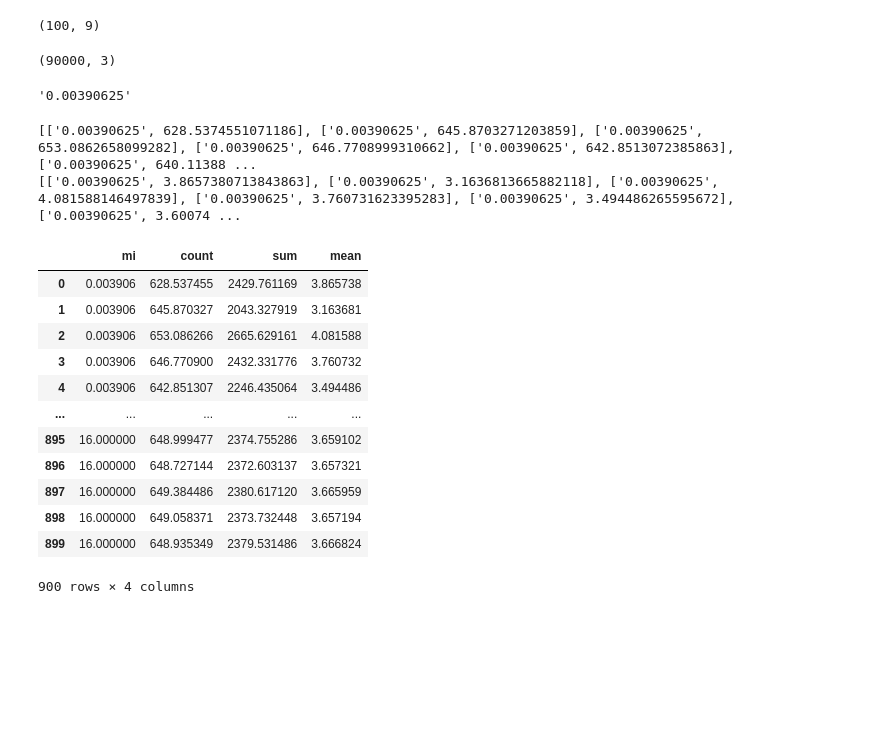
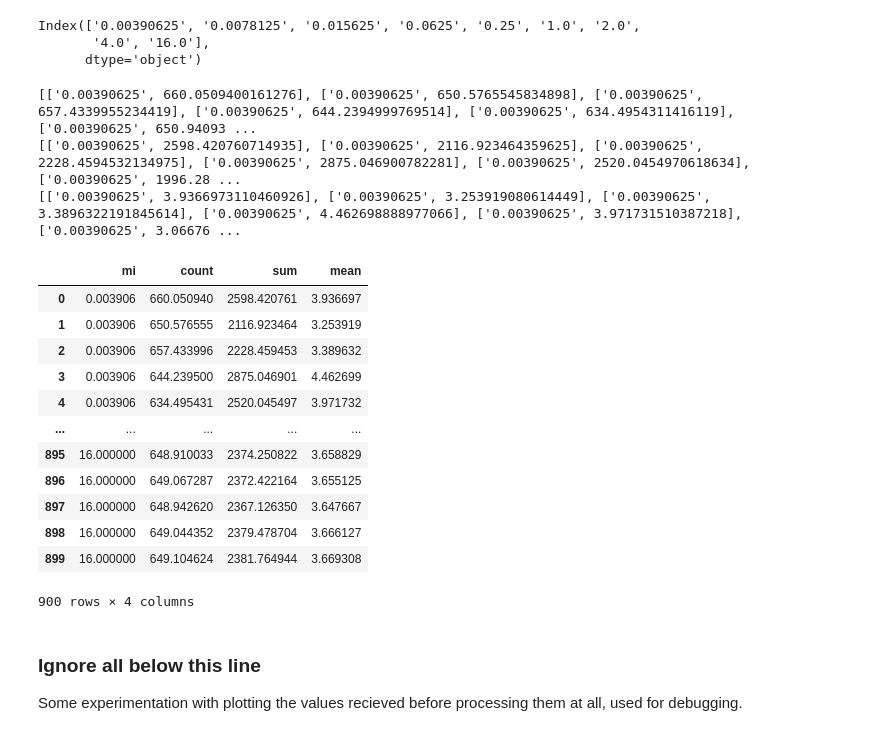
Before and after one commit to michaelnoguera/pacdb, a Jupyter notebook: dp.ipynb, the cells around one changed output. Drawn from its saved outputs; the diff is of its cells as text; code cells hidden in the pictures; blank space fills up the shorter version.

Commit message:
Import Chai's data and regenerate graphs

```diff
--- a/dp.ipynb
+++ b/dp.ipynb
@@ -17,10 +15,10 @@ from functools import reduce
 #eps = [0.177101450509287, 0.2509487223501085, 0.3563228120191924, 0.7304317044395013, 1.6426117097961404, 11.51291546492478, 11.51291546492478, 11.51291546492478, 11.51291546492478]
 
 # read in the parquet files
-DATE='2025-02-04'
-counts = pq.read_table(f'./dp/{DATE}/dp_basic_count_values.parquet').to_pandas()#.rename(columns={i: eps[i] for i in range(len(eps))})
-means = pq.read_table(f'./dp/{DATE}/dp_basic_mean_values.parquet').to_pandas()#.rename(columns={i: eps[i] for i in range(len(eps))})
-#sums = pq.read_table(f'./dp/{DATE}/noisy_sum_experiment_results.parquet').to_pandas().T.rename(columns={i: eps[i] for i in range(len(eps))})
+DATE='2025-02-05'
+counts = pq.read_table(f'./dp/{DATE}/dp_basic_count_values.parquet').to_pandas()
+means = pq.read_table(f'./dp/{DATE}/dp_basic_mean_values.parquet').to_pandas()
+sums = pq.read_table(f'./dp/{DATE}/dp_basic_sum_values.parquet').to_pandas()
 #vars = pq.read_table(f'./dp/{DATE}/noisy_var_experiment_results.parquet').to_pandas().T.rename(columns={i: eps[i] for i in range(len(eps))})
 
 mi = counts.columns
@@ -31,11 +28,0 @@ counts.shape
-# %%
-means.shape
-# %% [output]
-(100, 9)
-# %%
-reduce(lambda left, right: pd.merge(left, right, on='mi', how='inner'),[
-    counts.melt().astype('float64').rename(columns={'variable': 'mi', 'value': 'count'}),
-    means.melt().astype('float64').rename(columns={'variable': 'mi', 'value': 'mean'})
-]).shape
-# %% [output]
-(90000, 3)
@@ -44,10 +29,12 @@ reduce(lambda left, right: pd.merge(left, right, on='mi', how='inner'),[
 # %%
-counts.columns[0]
+counts.columns
 # %% [output]
-'0.00390625'
+Index(['0.00390625', '0.0078125', '0.015625', '0.0625', '0.25', '1.0', '2.0',
+       '4.0', '16.0'],
+      dtype='object')
 # %%
-OUTPUT_COLS = ['count', 'mean']
-dfs = [counts, means]#, sums, vars]
+OUTPUT_COLS = ['count', 'sum', 'mean']
+dfs = [counts, sums, means]#, sums, vars]
 out_dfs = []
 for query in OUTPUT_COLS:
     df = dfs[OUTPUT_COLS.index(query)]
@@ -59,31 +46,35 @@ for query in OUTPUT_COLS:
     df = pd.DataFrame(results, columns=['mi', query]).astype('float64')
     out_dfs.append(df)
 # %% [output]
-[['0.00390625', 628.5374551071186], ['0.00390625', 645.8703271203859], ['0.00390625', 653.0862658099282], ['0.00390625', 646.7708999310662], ['0.00390625', 642.8513072385863], ['0.00390625', 640.11388 ...
-[['0.00390625', 3.8657380713843863], ['0.00390625', 3.1636813665882118], ['0.00390625', 4.081588146497839], ['0.00390625', 3.760731623395283], ['0.00390625', 3.494486265595672], ['0.00390625', 3.60074 ...
+[['0.00390625', 660.0509400161276], ['0.00390625', 650.5765545834898], ['0.00390625', 657.4339955234419], ['0.00390625', 644.2394999769514], ['0.00390625', 634.4954311416119], ['0.00390625', 650.94093 ...
+[['0.00390625', 2598.420760714935], ['0.00390625', 2116.923464359625], ['0.00390625', 2228.4594532134975], ['0.00390625', 2875.046900782281], ['0.00390625', 2520.0454970618634], ['0.00390625', 1996.28 ...
+[['0.00390625', 3.9366973110460926], ['0.00390625', 3.253919080614449], ['0.00390625', 3.3896322191845614], ['0.00390625', 4.462698888977066], ['0.00390625', 3.971731510387218], ['0.00390625', 3.06676 ...
 # %%
 df = pd.concat(out_dfs, axis=1)
-# deduplicate columns
+# deduplicate columns (otherwise there is an 'mi' column for each output column)
 df = df.loc[:,~df.columns.duplicated()]
-df['sum'] = df['count'] * df['mean']
+#df['sum'] = df['count'] * df['mean']  # sum is now imported
 df = df[['mi', 'count', 'sum', 'mean']]
 df
 # %% [output]
 |  | mi | count | sum | mean |
-| 0 | 0.003906 | 628.537455 | 2429.761169 | 3.865738 |
-| 1 | 0.003906 | 645.870327 | 2043.327919 | 3.163681 |
-| 2 | 0.003906 | 653.086266 | 2665.629161 | 4.081588 |
-| 3 | 0.003906 | 646.770900 | 2432.331776 | 3.760732 |
-| 4 | 0.003906 | 642.851307 | 2246.435064 | 3.494486 |
+| 0 | 0.003906 | 660.050940 | 2598.420761 | 3.936697 |
+| 1 | 0.003906 | 650.576555 | 2116.923464 | 3.253919 |
+| 2 | 0.003906 | 657.433996 | 2228.459453 | 3.389632 |
+| 3 | 0.003906 | 644.239500 | 2875.046901 | 4.462699 |
+| 4 | 0.003906 | 634.495431 | 2520.045497 | 3.971732 |
 | ... | ... | ... | ... | ... |
-| 895 | 16.000000 | 648.999477 | 2374.755286 | 3.659102 |
-| 896 | 16.000000 | 648.727144 | 2372.603137 | 3.657321 |
-| 897 | 16.000000 | 649.384486 | 2380.617120 | 3.665959 |
-| 898 | 16.000000 | 649.058371 | 2373.732448 | 3.657194 |
-| 899 | 16.000000 | 648.935349 | 2379.531486 | 3.666824 |
+| 895 | 16.000000 | 648.910033 | 2374.250822 | 3.658829 |
+| 896 | 16.000000 | 649.067287 | 2372.422164 | 3.655125 |
+| 897 | 16.000000 | 648.942620 | 2367.126350 | 3.647667 |
+| 898 | 16.000000 | 649.044352 | 2379.478704 | 3.666127 |
+| 899 | 16.000000 | 649.104624 | 2381.764944 | 3.669308 |
 900 rows × 4 columns
 # %%
 df.to_parquet('./outputs/dp_results.parquet')
+# %% [markdown]
+### Ignore all below this line
+Some experimentation with plotting the values recieved before processing them at all, used for debugging.
 # %%
 # functions to calculate errors
 def absolute_scaled_error(est: np.ndarray, actual: np.ndarray) -> np.ndarray:
```
Also changed, not shown: parts of 5 cells of this notebook, 20 other files.
